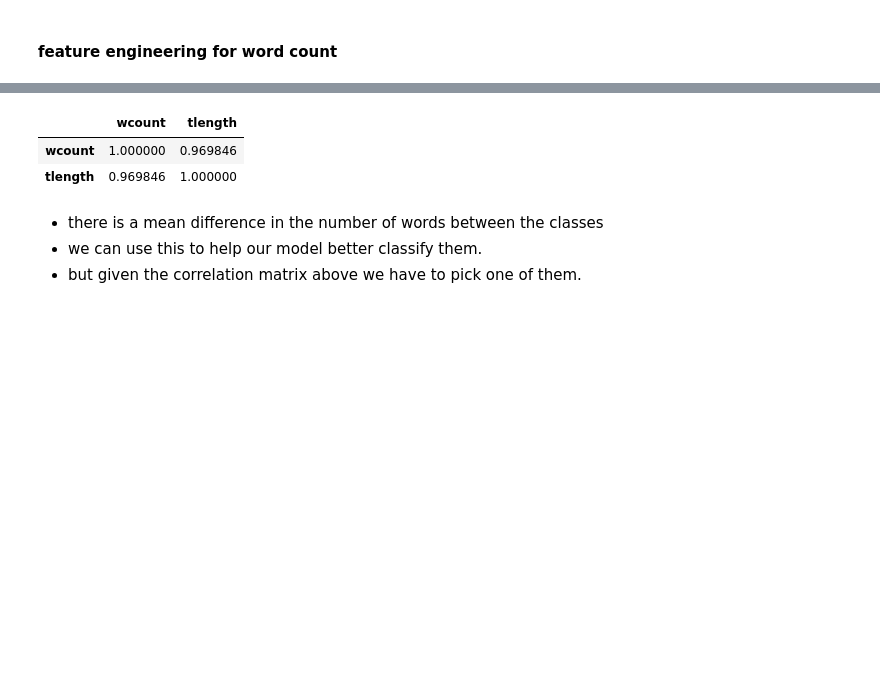
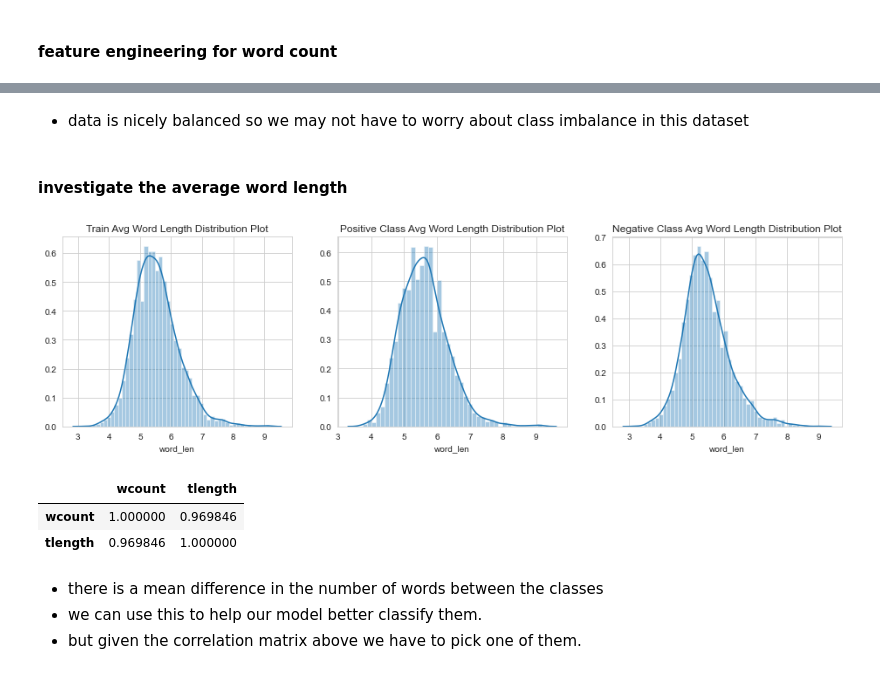
Before and after one commit to nyawanga/zindi_covid_tweets, a Jupyter notebook: covid_tweets.ipynb, the cells around one changed output, grey strips where cells are left out. Cells and saved outputs as stored; diff of their text form; code cells hidden in the pictures; blank space fills up the shorter version.

```diff
--- a/covid_tweets.ipynb
+++ b/covid_tweets.ipynb
@@ -69,3 +82,24 @@ train.groupby("target")[["wcount", "tlength"]].describe()#.T #[["mean", "std"]]
+# %% [markdown]
+- data is nicely balanced so we may not have to worry about class imbalance in this dataset
+# %% [markdown]
+#### investigate the average word length
+# %%
+plt.figure(figsize=(16,4))
+plt.subplot(1,3,1)
+
+sns.distplot(train.word_len)
+plt.title("Train Avg Word Length Distribution Plot")
+
+plt.subplot(1,3,2)
+sns.distplot(train[train.target ==1].word_len)
+plt.title("Positive Class Avg Word Length Distribution Plot")
+
+plt.subplot(1,3,3)
+sns.distplot(train[train.target ==0].word_len)
+plt.title("Negative Class Avg Word Length Distribution Plot")
+plt.show()
+# %% [output]
+[figure, added]
 # %%
 train[["wcount", "tlength"]].corr()
 # %% [output]
```
Also changed, not shown: parts of 44 cells of this notebook.
